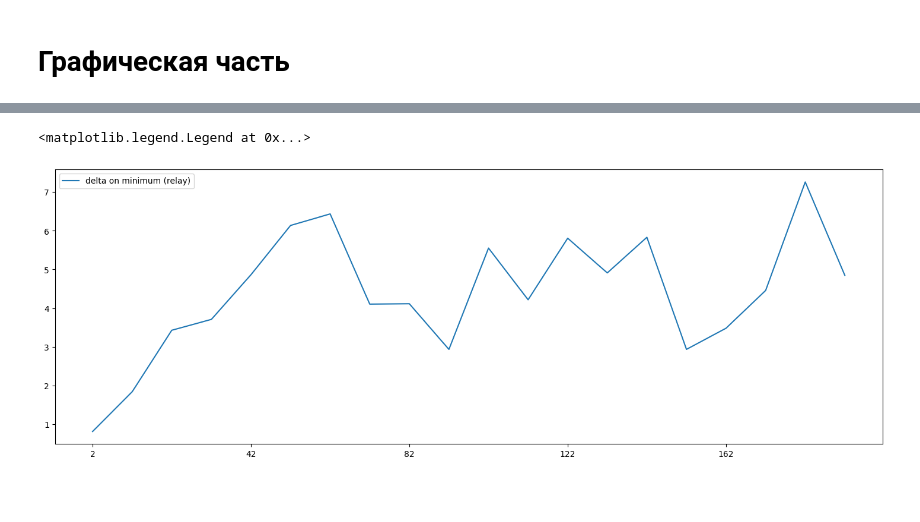
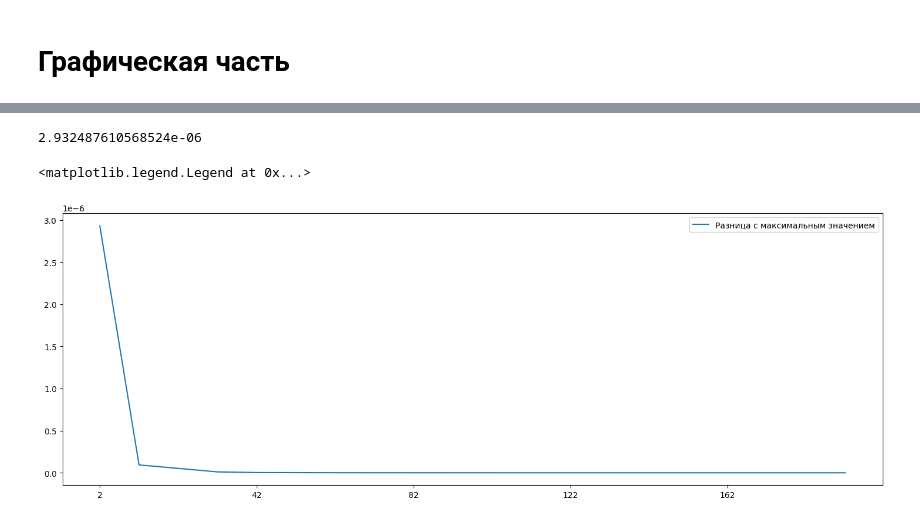
Before and after one commit to Jrol123/CalcMath, a Jupyter notebook: Course_prog/S5/main.ipynb, the cells around one changed output, grey strips where cells are left out. Saved outputs shown, nothing was run; the diff lists cells and outputs as text; code cells hidden in the pictures; blank space fills up the shorter version.

```diff
--- a/Course_prog/S5/main.ipynb
+++ b/Course_prog/S5/main.ipynb
@@ -96,20 +96,3 @@ def power_iteration(
 # Обратный метод
 # %% [markdown]
 ## Стандартная версия
-# %%
-def inverse_power_def(
-    A: np.matrix,
-    epsilon: float = DEF_EPS,
-    num_iterations=MAX_DEF_COUNT_ITER,
-    b_k: np.matrix = None,
-) -> np.matrix:
-    try:
-        inv_A = np.linalg.inv(A)
-    except np.linalg.LinAlgError:
-        print("Вырожденная матрица")
-        return None
-    # print("Обратная матрица:",inv_A, sep="\n")
-    res = power_iteration(
-        A=inv_A, epsilon=epsilon, num_iterations=num_iterations, b_k=b_k
-    )
-    return res[0], 1 / res[1]
@@ -263,11 +296,10 @@ def generate_non_singular(n):
         if np.linalg.det(matrix) != 0:
             return matrix
 # %%
-import numpy as np
-texts = ["Прямые итерации", "Обратные итерации (обычные)", "Обратные итерации (Релэя)"]
-funcs = [power_iteration, inverse_power_def, inverse_power_rel]
-# texts = ["Прямые итерации", "Обратные итерации (обычные)"]
-# funcs = [power_iteration, inverse_power_def]
+# texts = ["Прямые итерации", "Обратные итерации (обычные)", "Обратные итерации (Релэя)"]
+# funcs = [power_iteration, inverse_power_def, inverse_power_rel]
+texts = ["Прямые итерации", "Обратные итерации (обычные)"]
+funcs = [power_iteration, inverse_power_def]
 mass = []
 
 for i in range(FIRST_SIZE, LAST_SIZE + 1, STEP_SIZE):
@@ -276,14 +308,14 @@ for i in range(FIRST_SIZE, LAST_SIZE + 1, STEP_SIZE):
         print(j + 1)
         matr = generate_non_singular(i)
         matr = matr @ matr.T
-        # TODO: Комплексные корни???
+        # Пришлось ввести симметричную матрицу из-за комплексных корней
         # В вычислениях проверять на комплексные корни
         df.iloc[((i - FIRST_SIZE) // STEP_SIZE) * COUNT_TRIES + j] = output(matr, texts, funcs)
     print()
 
 df["delta_max"] = abs(df["true_value_max"] - df["value_max"])
 df["delta_min_def"] = abs(df["true_value_min"] - df["value_min_def"])
-df["delta_min_rel"] = abs(df["true_value_min"] - df["value_min_rel"])
+# df["delta_min_rel"] = abs(df["true_value_min"] - df["value_min_rel"])
 
 df
 # %% [output]
@@ -380,7 +388,8 @@ df.sort_values("delta_min_rel", ascending=False).head(10)
 # %%
 import matplotlib.pyplot as plt
 # %%
-res_df = df[["size", "value_max_time", "value_min_def_time", "delta_max", "delta_min_def", "delta_min_rel"]]
+# res_df = df[["size", "value_max_time", "value_min_def_time", "value_min_rel_time", "delta_max", "delta_min_def", "delta_min_rel"]]
+res_df = df[["size", "value_max_time", "value_min_def_time", "delta_max", "delta_min_def"]]
 figsize = (18, 6)
 b_k = range(FIRST_SIZE, LAST_SIZE + 1, STEP_SIZE * 4)
 x_lt = np.linspace(FIRST_SIZE, LAST_SIZE)
@@ -447,11 +464,11 @@ plt.legend(["delta on minimum"])
 # %%
-
+print(max(mean_df['delta_max']))
 plt.figure(figsize=figsize)
+ax1.set_xlabel('Размер матрицы')
 plt.xticks(ticks=b_k)
-
-plt.plot(mean_df["delta_min_rel"])
-plt.legend(["delta on minimum (relay)"])
-# mean_res.plot()
+plt.plot(mean_df["delta_max"], label="Разница с максимальным значением")
+plt.legend()
 # %% [output]
-<matplotlib.legend.Legend at 0x...>
+2.932487610568524e-06
+<matplotlib.legend.Legend at 0x...>
-[figure, old version]
+[figure, new version]
```
Also changed, not shown: parts of 23 cells of this notebook, 7 other files.
